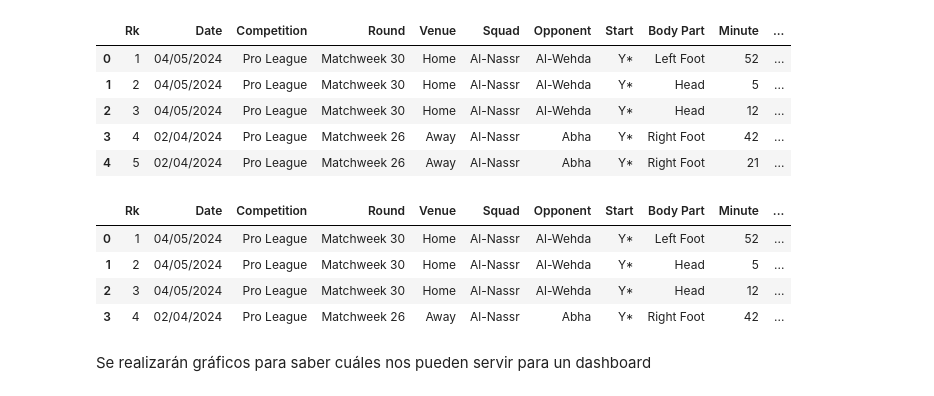
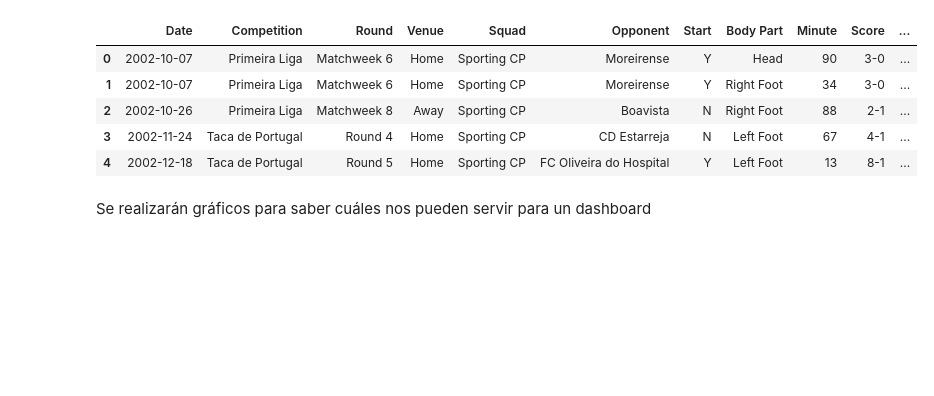
Before and after one commit to Bethcosima/RonaldoStats, a Jupyter notebook: ETL-EDA/EDA.ipynb, the cells around one changed output. Saved outputs shown, nothing was run; the diff lists cells and outputs as text; code cells hidden in the pictures; blank space fills up the shorter version.

```diff
--- a/ETL-EDA/EDA.ipynb
+++ b/ETL-EDA/EDA.ipynb
@@ -4,27 +4,16 @@ import numpy as np
 import matplotlib.pyplot as plt
 import seaborn as sns
 import plotly.express as px
-# %%
-df = pd.read_csv('ronaldo.csv', encoding='utf-8')
-df.head()
-# %% [output]
-|  | Rk | Date | Competition | Round | Venue | Squad | Opponent | Start | Body Part | Minute | ... |
-| 0 | 1 | 04/05/2024 | Pro League | Matchweek 30 | Home | Al-Nassr | Al-Wehda | Y* | Left Foot | 52 | ... |
-| 1 | 2 | 04/05/2024 | Pro League | Matchweek 30 | Home | Al-Nassr | Al-Wehda | Y* | Head | 5 | ... |
-| 2 | 3 | 04/05/2024 | Pro League | Matchweek 30 | Home | Al-Nassr | Al-Wehda | Y* | Head | 12 | ... |
-| 3 | 4 | 02/04/2024 | Pro League | Matchweek 26 | Away | Al-Nassr | Abha | Y* | Right Foot | 42 | ... |
-| 4 | 5 | 02/04/2024 | Pro League | Matchweek 26 | Away | Al-Nassr | Abha | Y* | Right Foot | 21 | ... |
-# %%
-#agregaré una columna que se llame goals para poder sumar de manera correcta los goles y RK se quedará como un contador del numero de gol
-
-df['Goal'] = 1
-df.head(4)
-# %% [output]
-|  | Rk | Date | Competition | Round | Venue | Squad | Opponent | Start | Body Part | Minute | ... |
-| 0 | 1 | 04/05/2024 | Pro League | Matchweek 30 | Home | Al-Nassr | Al-Wehda | Y* | Left Foot | 52 | ... |
-| 1 | 2 | 04/05/2024 | Pro League | Matchweek 30 | Home | Al-Nassr | Al-Wehda | Y* | Head | 5 | ... |
-| 2 | 3 | 04/05/2024 | Pro League | Matchweek 30 | Home | Al-Nassr | Al-Wehda | Y* | Head | 12 | ... |
-| 3 | 4 | 02/04/2024 | Pro League | Matchweek 26 | Away | Al-Nassr | Abha | Y* | Right Foot | 42 | ... |
+# %%
+df = pd.read_parquet('D:\RonaldoStats\Data\Ronaldo_processed.parquet')
+df.head()
+# %% [output]
+|  | Date | Competition | Round | Venue | Squad | Opponent | Start | Body Part | Minute | Score | ... |
+| 0 | 2002-10-07 | Primeira Liga | Matchweek 6 | Home | Sporting CP | Moreirense | Y | Head | 90 | 3-0 | ... |
+| 1 | 2002-10-07 | Primeira Liga | Matchweek 6 | Home | Sporting CP | Moreirense | Y | Right Foot | 34 | 3-0 | ... |
+| 2 | 2002-10-26 | Primeira Liga | Matchweek 8 | Away | Sporting CP | Boavista | N | Right Foot | 88 | 2-1 | ... |
+| 3 | 2002-11-24 | Taca de Portugal | Round 4 | Home | Sporting CP | CD Estarreja | N | Left Foot | 67 | 4-1 | ... |
+| 4 | 2002-12-18 | Taca de Portugal | Round 5 | Home | Sporting CP | FC Oliveira do Hospital | Y | Left Foot | 13 | 8-1 | ... |
 # %% [markdown]
 Se realizarán gráficos para saber cuáles nos pueden servir para un dashboard
 # %%
```
Also changed, not shown: parts of 16 cells of this notebook, 3 other files.
